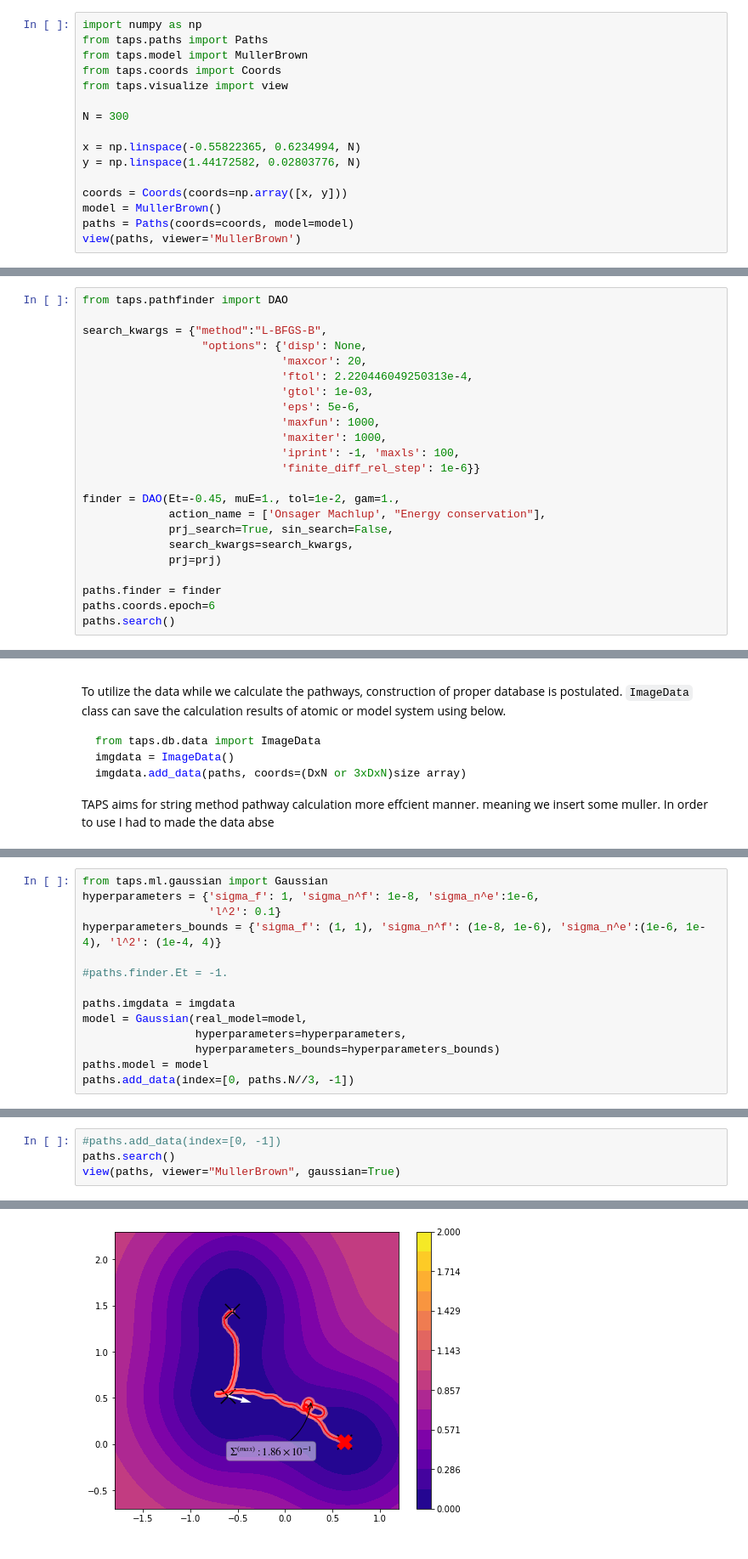
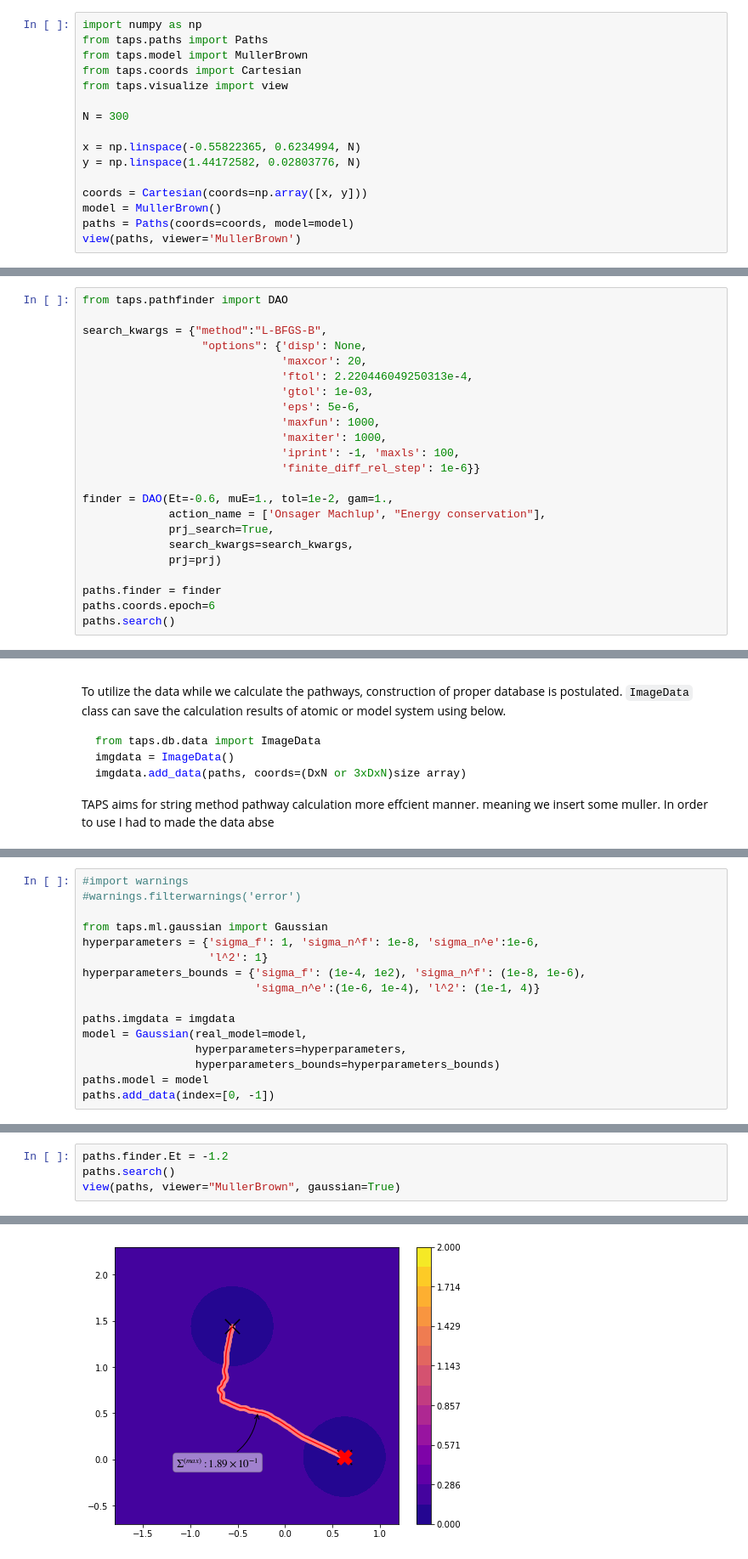
Before and after one commit to schinavro/taps, a Jupyter notebook: notebooks/MullerBrown_II.ipynb, the cells around one changed output, grey strips where cells are left out. Shown at 85% size. Cells and saved outputs as stored; diff of their text form.

```diff
--- a/notebooks/MullerBrown_II.ipynb
+++ b/notebooks/MullerBrown_II.ipynb
@@ -6,7 +6,7 @@
 import numpy as np
 from taps.paths import Paths
 from taps.model import MullerBrown
-from taps.coords import Coords
+from taps.coords import Cartesian
 from taps.visualize import view
 
 N = 300
@@ -14,7 +14,7 @@ N = 300
 x = np.linspace(-0.55822365, 0.6234994, N)
 y = np.linspace(1.44172582, 0.02803776, N)
 
-coords = Coords(coords=np.array([x, y]))
+coords = Cartesian(coords=np.array([x, y]))
 model = MullerBrown()
 paths = Paths(coords=coords, model=model)
 view(paths, viewer='MullerBrown')
@@ -67,9 +67,9 @@ search_kwargs = {"method":"L-BFGS-B",
                               'iprint': -1, 'maxls': 100,
                               'finite_diff_rel_step': 1e-6}}
 
-finder = DAO(Et=-0.45, muE=1., tol=1e-2, gam=1.,
+finder = DAO(Et=-0.6, muE=1., tol=1e-2, gam=1.,
              action_name = ['Onsager Machlup', "Energy conservation"],
-             prj_search=True, sin_search=False,
+             prj_search=True,
              search_kwargs=search_kwargs,
              prj=prj)
 
@@ -176,15 +149,17 @@ In the process of regression, where minimize the log likelihood, we
 # %%
+#import warnings
+#warnings.filterwarnings('error')
+
 from taps.ml.gaussian import Gaussian
 hyperparameters = {'sigma_f': 1, 'sigma_n^f': 1e-8, 'sigma_n^e':1e-6,
-                   'l^2': 0.1}
-hyperparameters_bounds = {'sigma_f': (1, 1), 'sigma_n^f': (1e-8, 1e-6), 'sigma_n^e':(1e-6, 1e-4), 'l^2': (1e-4, 4)}
-
-#paths.finder.Et = -1.
+                   'l^2': 1}
+hyperparameters_bounds = {'sigma_f': (1e-4, 1e2), 'sigma_n^f': (1e-8, 1e-6),
+                          'sigma_n^e':(1e-6, 1e-4), 'l^2': (1e-1, 4)}
 
 paths.imgdata = imgdata
 model = Gaussian(real_model=model,
                  hyperparameters=hyperparameters,
                  hyperparameters_bounds=hyperparameters_bounds)
 paths.model = model
-paths.add_data(index=[0, paths.N//3, -1])
+paths.add_data(index=[0, -1])
 # %% [output]
@@ -200,5 +181,5 @@ view(paths, viewer="MullerBrown", gaussian=True)
 # %%
-#paths.add_data(index=[0, -1])
+paths.finder.Et = -1.2
 paths.search()
 view(paths, viewer="MullerBrown", gaussian=True)
 # %% [output]
@@ -218 +199 @@ converg :    416    444    444   2.2989   0.1004
-[figure, old version]
+[figure, new version]
```
Also changed, not shown: parts of 11 cells of this notebook, 11 other files.
